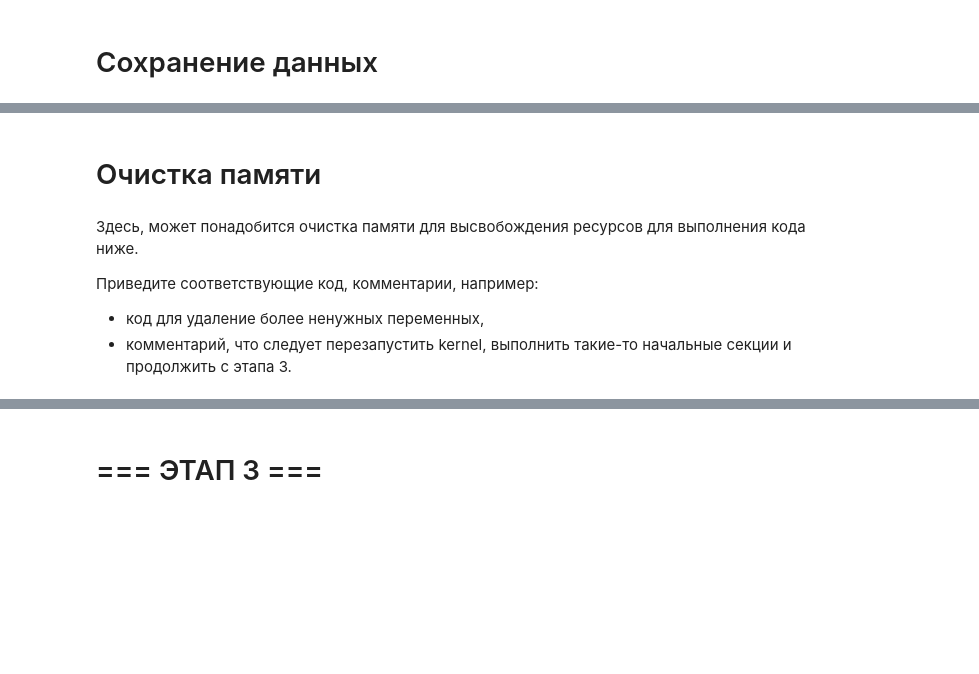
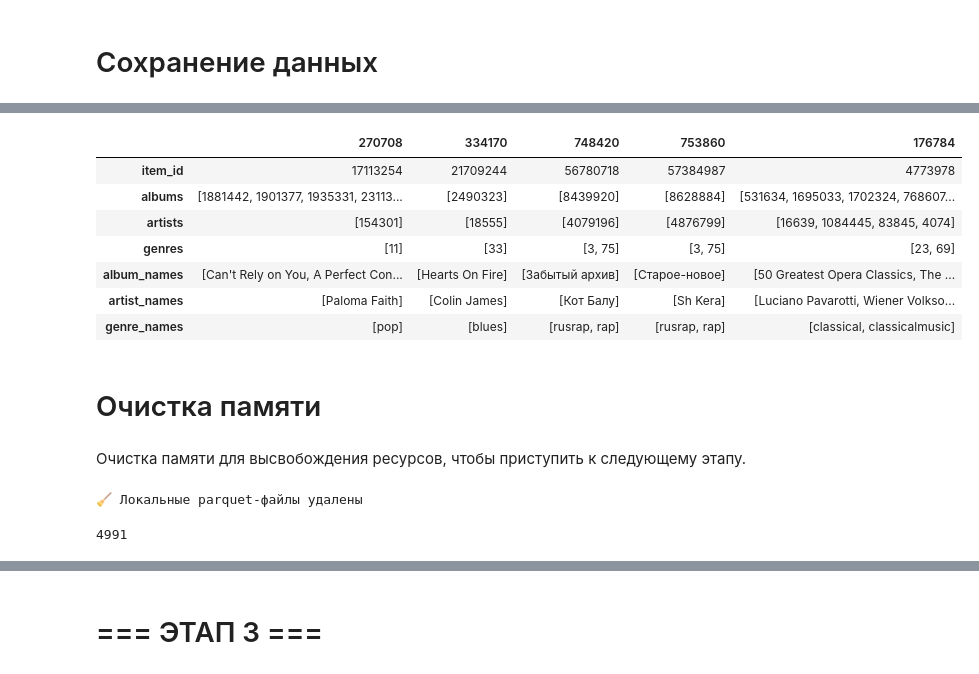
Before and after one commit to alina-tad/mle-project-sprint-4-v001, a Jupyter notebook: recommendations.ipynb, the cells around one changed output, grey strips where cells are left out. Saved outputs shown, nothing was run; the diff lists cells and outputs as text; code cells hidden in the pictures; blank space fills up the shorter version.

```diff
--- a/recommendations.ipynb
+++ b/recommendations.ipynb
@@ -200,8 +486,35 @@ interactions = interactions[interactions.track_id.isin(tracks.track_id)]
+# %%
+# “читаемые” названия для EDA
+catalog_map = catalog_names.set_index("id")["name"].to_dict()
+
+def decode(lst):
+    return [catalog_map.get(i, None) for i in lst]
+
+tracks_with_names = items.copy()
+tracks_with_names["album_names"]  = tracks_with_names["albums"].apply(decode)
+tracks_with_names["artist_names"] = tracks_with_names["artists"].apply(decode)
+tracks_with_names["genre_names"]  = tracks_with_names["genres"].apply(decode)
+
+tracks_with_names.sample(5).T  # для наглядности
+# %% [output]
+|  | 270708 | 334170 | 748420 | 753860 | 176784 |
+| item_id | 17113254 | 21709244 | 56780718 | 57384987 | 4773978 |
+| albums | [1881442, 1901377, 1935331, 23113... | [2490323] | [8439920] | [8628884] | [531634, 1695033, 1702324, 768607... |
+| artists | [154301] | [18555] | [4079196] | [4876799] | [16639, 1084445, 83845, 4074] |
+| genres | [11] | [33] | [3, 75] | [3, 75] | [23, 69] |
+| album_names | [Can't Rely on You, A Perfect Con... | [Hearts On Fire] | [Забытый архив] | [Старое-новое] | [50 Greatest Opera Classics, The ... |
+| artist_names | [Paloma Faith] | [Colin James] | [Кот Балу] | [Sh Kera] | [Luciano Pavarotti, Wiener Volkso... |
+| genre_names | [pop] | [blues] | [rusrap, rap] | [rusrap, rap] | [classical, classicalmusic] |
 # %% [markdown]
 # Очистка памяти
 # %% [markdown]
-Здесь, может понадобится очистка памяти для высвобождения ресурсов для выполнения кода ниже.
-
-Приведите соответствующие код, комментарии, например:
-- код для удаление более ненужных переменных,
-- комментарий, что следует перезапустить kernel, выполнить такие-то начальные секции и продолжить с этапа 3.
+Очистка памяти для высвобождения ресурсов, чтобы приступить к следующему этапу.
+# %%
+os.remove("items.parquet")
+os.remove("events.parquet")
+os.remove("tracks.parquet")
+os.remove("catalog_names.parquet")
+os.remove("interactions.parquet")
+print("🧹 Локальные parquet-файлы удалены")
+# %% [output]
+🧹 Локальные parquet-файлы удалены
@@ -207,0 +523,5 @@ interactions = interactions[interactions.track_id.isin(tracks.track_id)]
+# %%
+del user_track_counts, genre_counter, genre_df
+import gc; gc.collect()
+# %% [output]
+4991
```
Also changed, not shown: parts of 25 cells of this notebook.
